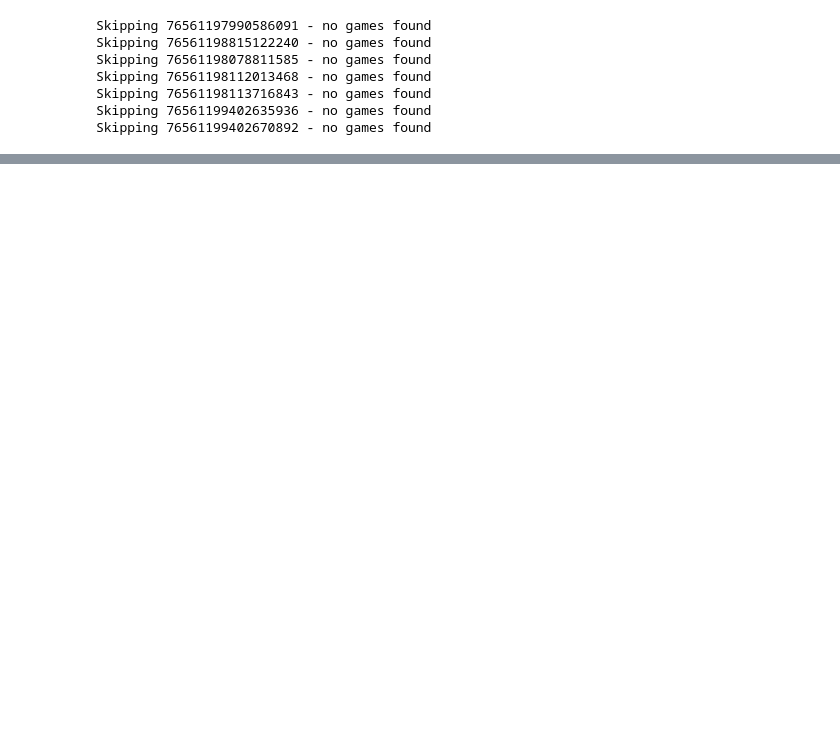
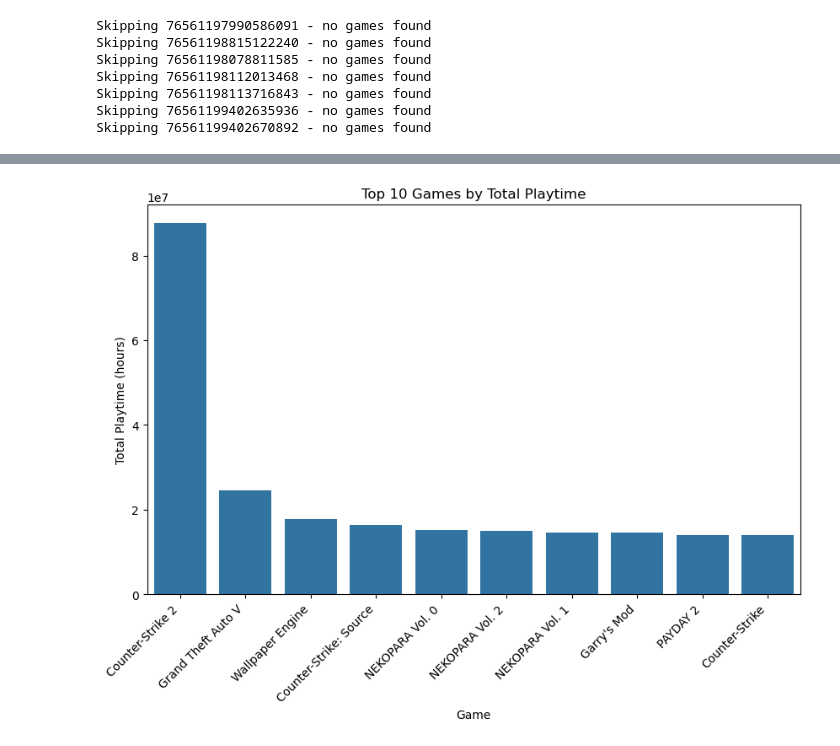
Before and after one commit to ldearlove/Digital-Futures-Capstone-Project, a Jupyter notebook: data_extraction.ipynb, the cells around one changed output, grey strips where cells are left out. Saved outputs shown, nothing was run; the diff lists cells and outputs as text; code cells hidden in the pictures; blank space fills up the shorter version.

```diff
--- a/data_extraction.ipynb
+++ b/data_extraction.ipynb
@@ -117,0 +215,20 @@ df
+# %%
+# Plotting a graph to the games with largest playtime
+game_playtime = new_df.groupby('game')['playtime'].sum().reset_index()
+
+game_playtime = game_playtime.sort_values('playtime', ascending=False)
+
+
+plt.figure(figsize=(10, 6))
+
+sns.barplot(x='game', y='playtime', data=game_playtime.head(10))
+
+plt.title('Top 10 Games by Total Playtime')
+plt.xlabel('Game')
+plt.ylabel('Total Playtime (hours)')
+plt.xticks(rotation=45, ha='right')
+
+
+plt.show()
+# %% [output]
+[figure, added]
```
Also changed, not shown: parts of 12 cells of this notebook.
